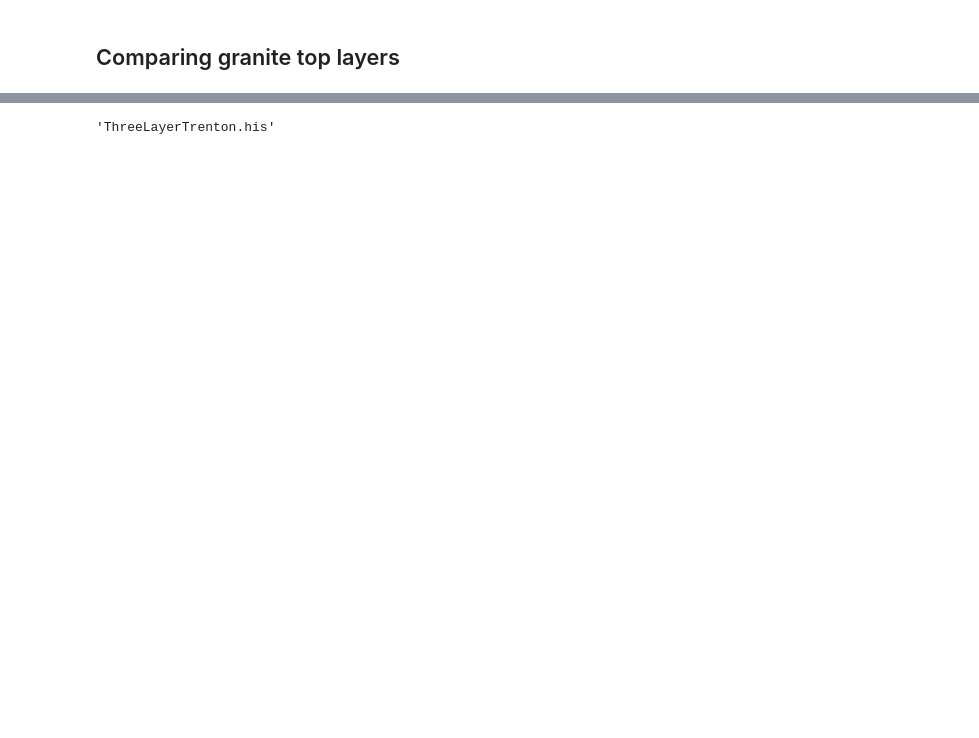
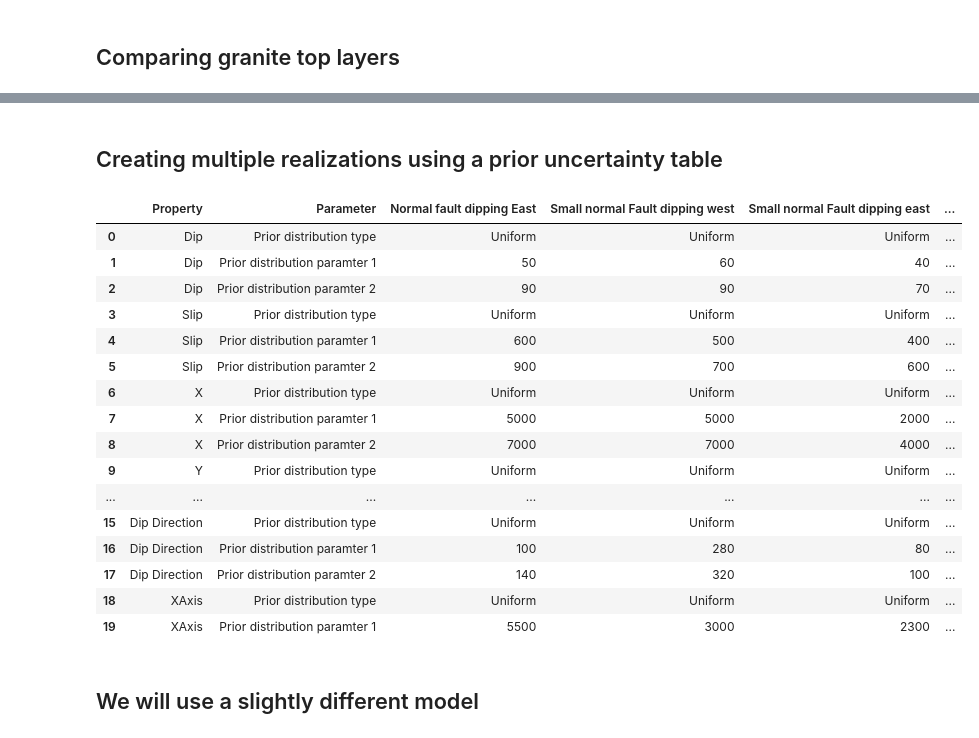
Before and after one commit to ahinoamp/BinderExercise, a Jupyter notebook: MainScript.ipynb, the cells around one changed output, grey strips where cells are left out. Saved outputs shown, nothing was run; the diff lists cells and outputs as text; code cells hidden in the pictures; blank space fills up the shorter version.

```diff
--- a/MainScript.ipynb
+++ b/MainScript.ipynb
@@ -262,4 +198,25 @@ ax.scatter(Wells['Y'], Wells['Z'], c=Wells['Colors'], cmap='jet')
-# %%
-modelfile
-# %% [output]
-'ThreeLayerTrenton.his'
+# %% [markdown]
+## Creating multiple realizations using a prior uncertainty table
+# %%
+PriorStructuralModelTable = pd.read_csv('PriorUncertaintyTable.csv')
+PriorStructuralModelTable.head(20)
+# %% [output]
+|  | Property | Parameter | Normal fault dipping East | Small normal Fault dipping west | Small normal Fault dipping east | ... |
+| 0 | Dip | Prior distribution type | Uniform | Uniform | Uniform | ... |
+| 1 | Dip | Prior distribution paramter 1 | 50 | 60 | 40 | ... |
+| 2 | Dip | Prior distribution paramter 2 | 90 | 90 | 70 | ... |
+| 3 | Slip | Prior distribution type | Uniform | Uniform | Uniform | ... |
+| 4 | Slip | Prior distribution paramter 1 | 600 | 500 | 400 | ... |
+| 5 | Slip | Prior distribution paramter 2 | 900 | 700 | 600 | ... |
+| 6 | X | Prior distribution type | Uniform | Uniform | Uniform | ... |
+| 7 | X | Prior distribution paramter 1 | 5000 | 5000 | 2000 | ... |
+| 8 | X | Prior distribution paramter 2 | 7000 | 7000 | 4000 | ... |
+| 9 | Y | Prior distribution type | Uniform | Uniform | Uniform | ... |
+| ... | ... | ... | ... | ... | ... | ... |
+| 15 | Dip Direction | Prior distribution type | Uniform | Uniform | Uniform | ... |
+| 16 | Dip Direction | Prior distribution paramter 1 | 100 | 280 | 80 | ... |
+| 17 | Dip Direction | Prior distribution paramter 2 | 140 | 320 | 100 | ... |
+| 18 | XAxis | Prior distribution type | Uniform | Uniform | Uniform | ... |
+| 19 | XAxis | Prior distribution paramter 1 | 5500 | 3000 | 2300 | ... |
+# %% [markdown]
+## We will use a slightly different model
```
Also changed, not shown: parts of 22 cells of this notebook, 2 other files.
